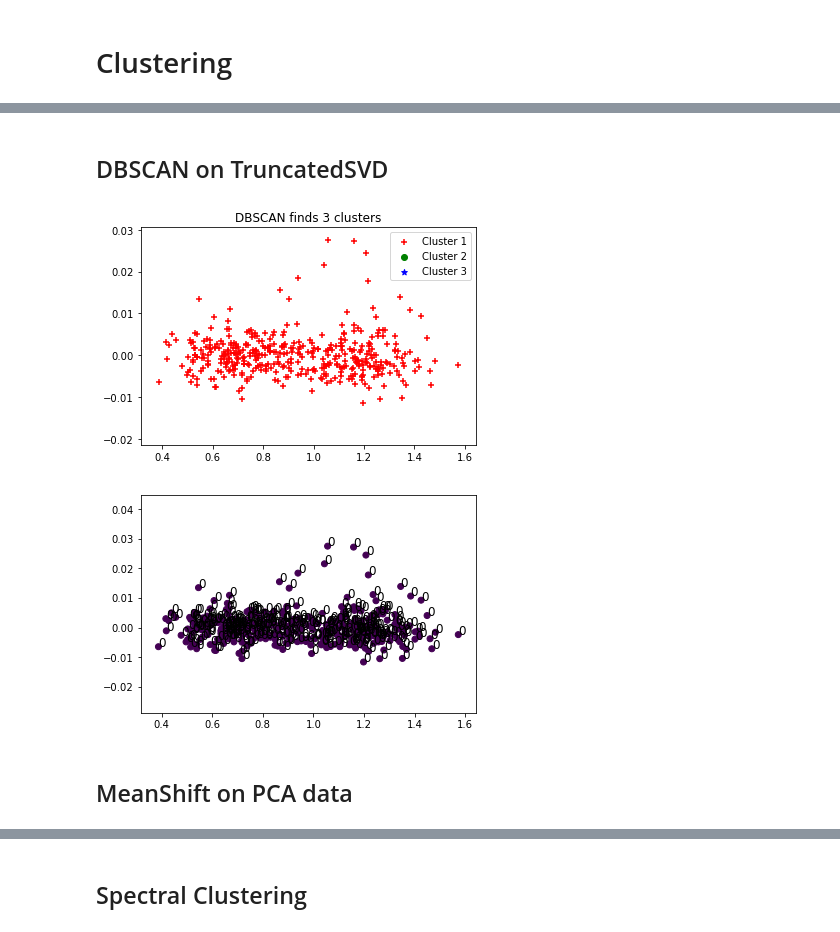
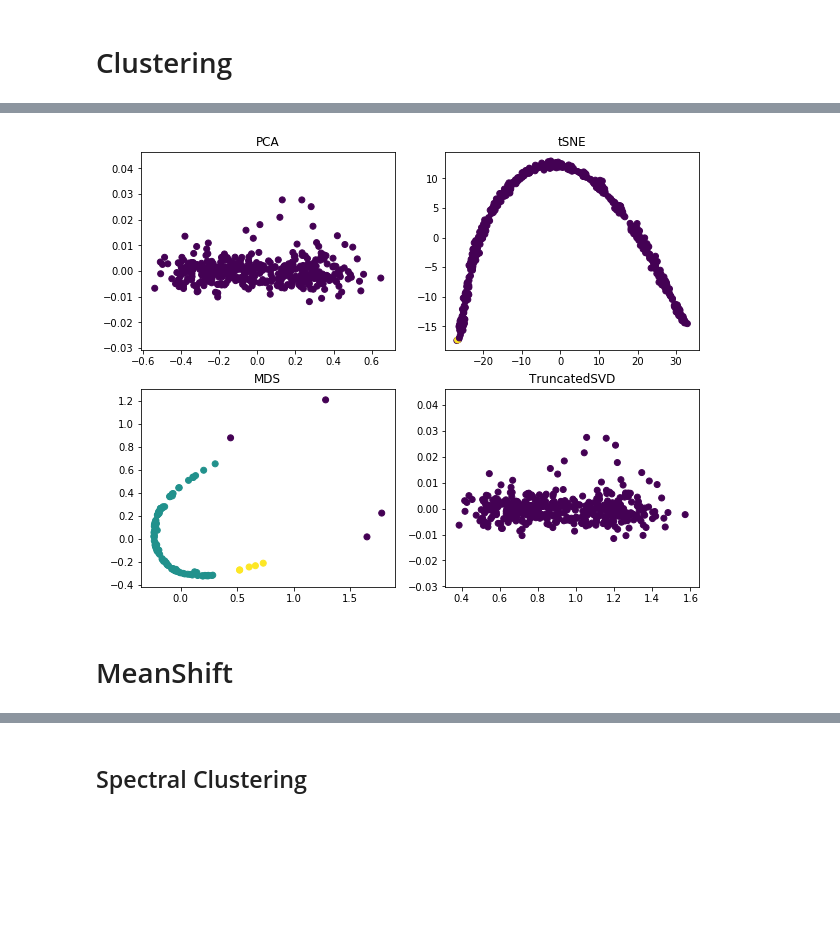
Before and after one commit to Schmidt8181/Allreciepes_NLP, a Jupyter notebook: All_Recipes_NLP.ipynb, the cells around one changed output, grey strips where cells are left out. Saved outputs shown, nothing was run; the diff lists cells and outputs as text; code cells hidden in the pictures; blank space fills up the shorter version.

Commit message:
consolidated visuals

```diff
--- a/All_Recipes_NLP.ipynb
+++ b/All_Recipes_NLP.ipynb
@@ -332,3 +275,0 @@ affinity = cluster.AffinityPropagation(damping=.6, preference=.5)
-# %%
-# dbscan with MDS data
-mds_dbscan = dbscan.fit(mds_data)
@@ -403,3 +275,0 @@ array([-1, -1, -1, -1, -1, -1, -1, -1, -1, -1, -1, -1, -1, -1, -1, -1, -1,
-# %%
-# dbscan with PCA data
-pca_dbscan = dbscan.fit(pca_data)
@@ -426,2 +275,0 @@ for i, word in enumerate(words):
-# %% [markdown]
-## DBSCAN on TruncatedSVD
@@ -430,22 +276,35 @@ tsvd_dbscan = dbscan.fit(t_svd_data)
-# %%
-for i in range(0, t_svd_data.shape[0]):
-    if tsvd_dbscan.labels_[i] == 0:
-        c1 = plt.scatter(t_svd_data[i,0], t_svd_data[i,1], c='r', marker='+')
-    elif tsvd_dbscan.labels_[i] == 1:
-        c2 = plt.scatter(t_svd_data[i,0], t_svd_data[i,1], c='g', marker='o')
-    elif tsvd_dbscan.labels_[i] == -1:
-        c3 = plt.scatter(t_svd_data[i,0], t_svd_data[i,1], c='b', marker='*')
-plt.legend([c1, c2, c3], ['Cluster 1', 'Cluster 2', 'Cluster 3'])
-plt.title('DBSCAN finds 3 clusters')
-plt.show()
-# %% [output]
-[figure, removed]
-# %%
-plt.scatter(t_svd_data[:, 0], t_svd_data[:,1], c = tsvd_dbscan.labels_)
-words = list(tsvd_dbscan.labels_)
-for i, word in enumerate(words):
-    plt.annotate(word, xy=(t_svd_data[i, 0], t_svd_data[i, 1]), fontsize=12)
-# %% [output]
-[figure, removed]
+# %%
+tsvd_dbscan = dbscan.fit(t_svd_data)
+tsne_dbscan = dbscan.fit(tsne_data)
+dbscan_pca = dbscan.fit(pca_data)
+dbscan_mds = dbscan.fit(mds_data)
+# %%
+tsvd_dbscan_pred = dbscan.fit_predict(t_svd_data)
+tsne_dbscan_pred = dbscan.fit_predict(tsne_data)
+dbscan_pca_pred = dbscan.fit_predict(pca_data)
+dbscan_mds_pred = dbscan.fit_predict(mds_data)
+grid_size = (2,2)
+
+
+plt.figure(figsize=(10,8))
+plt.subplot2grid(grid_size, (0,0))
+plt.scatter(pca_data[:, 0], pca_data[:,1], c = dbscan_pca_pred)
+plt.title('PCA')
+
+plt.subplot2grid(grid_size, (0,1))
+plt.scatter(tsne_data[:, 0], tsne_data[:,1], c = tsne_dbscan_pred)
+plt.title('tSNE')
+
+plt.subplot2grid(grid_size, (1,1))
+plt.scatter(t_svd_data[:, 0], t_svd_data[:,1], c = tsvd_dbscan_pred)
+plt.title('TruncatedSVD')
+
+plt.subplot2grid(grid_size, (1,0))
+plt.scatter(mds_data[:, 0], mds_data[:,1], c = dbscan_mds_pred)
+plt.title('MDS')
+
+plt.show()
+# %% [output]
+[figure, added]
 # %% [markdown]
-## MeanShift on PCA data
+# MeanShift
```
Also changed, not shown: parts of 77 cells of this notebook.
